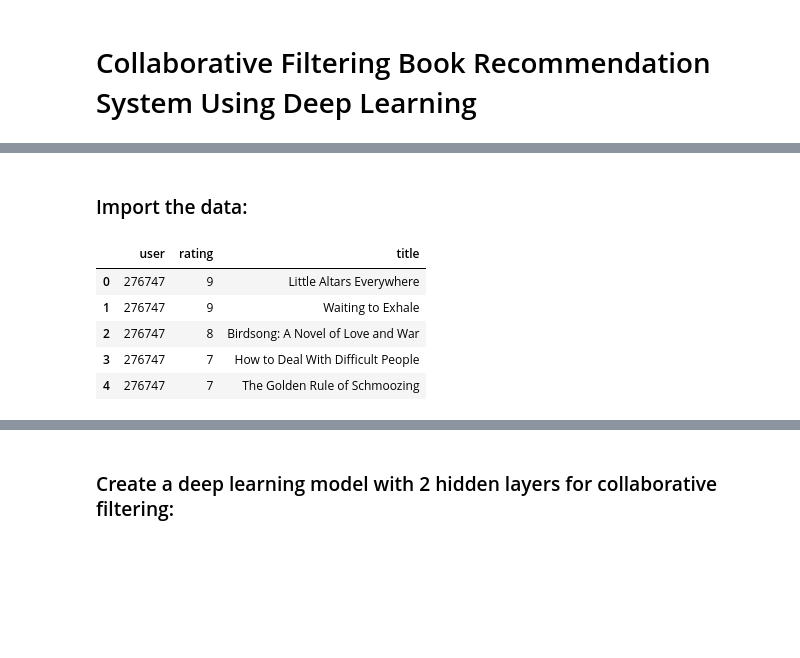
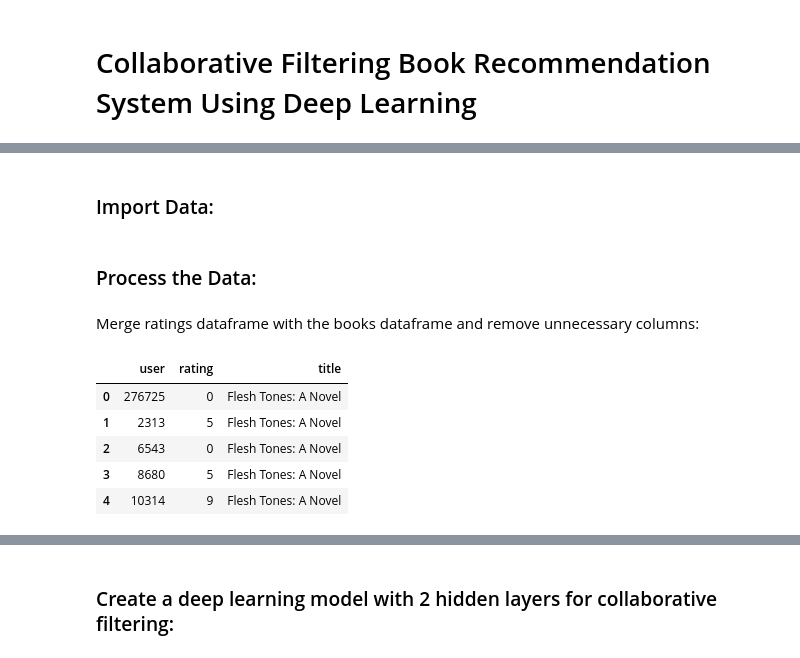
Before and after one commit to simonliu0226/LLM_RecSys, a Jupyter notebook: notebooks/Book_Recommendation_Collab_Filter.ipynb, the cells around one changed output, grey strips where cells are left out. Cells and saved outputs as stored; diff of their text form; code cells hidden in the pictures; blank space fills up the shorter version.

```diff
--- a/notebooks/Book_Recommendation_Collab_Filter.ipynb
+++ b/notebooks/Book_Recommendation_Collab_Filter.ipynb
@@ -8,14 +14,2 @@ from fastai.tabular.all import *
 # %% [markdown]
-### Import the data:
+### Import Data:
-# %%
-import pandas as pd
-ratings = pd.read_csv('book_recommendation-cleaned.csv', delimiter=';', usecols=['User-ID', 'User-Rating', 'Book-Title'])
-ratings.columns = ['user', 'rating', 'title']
-ratings.head()
-# %% [output]
-|  | user | rating | title |
-| 0 | 276747 | 9 | Little Altars Everywhere |
-| 1 | 276747 | 9 | Waiting to Exhale |
-| 2 | 276747 | 8 | Birdsong: A Novel of Love and War |
-| 3 | 276747 | 7 | How to Deal With Difficult People |
-| 4 | 276747 | 7 | The Golden Rule of Schmoozing |
@@ -21,0 +20,16 @@ ratings.head()
+# %% [markdown]
+### Process the Data:
+# %% [markdown]
+Merge ratings dataframe with the books dataframe and remove unnecessary columns:
+# %%
+ratings_books_df = ratings.merge(books, on='ISBN')
+ratings_books_df.drop(columns=['ISBN', 'Book-Author', 'Year-Of-Publication', 'Publisher', 'Image-URL-S', 'Image-URL-M', 'Image-URL-L'], axis=1, inplace=True)
+ratings_books_df.columns = ['user', 'rating', 'title']
+ratings_books_df.head()
+# %% [output]
+|  | user | rating | title |
+| 0 | 276725 | 0 | Flesh Tones: A Novel |
+| 1 | 2313 | 5 | Flesh Tones: A Novel |
+| 2 | 6543 | 0 | Flesh Tones: A Novel |
+| 3 | 8680 | 5 | Flesh Tones: A Novel |
+| 4 | 10314 | 9 | Flesh Tones: A Novel |
```
Also changed, not shown: parts of 17 cells of this notebook.
